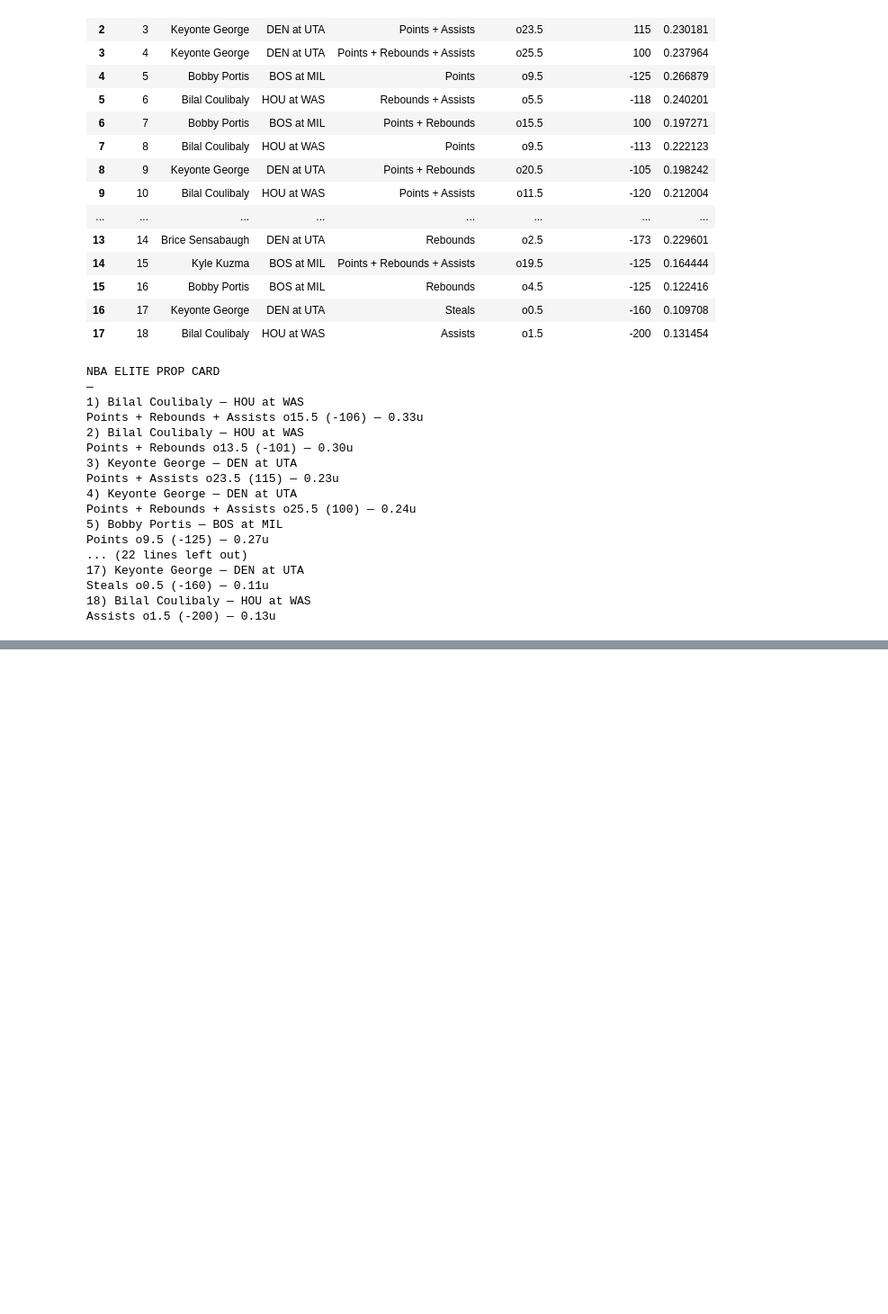
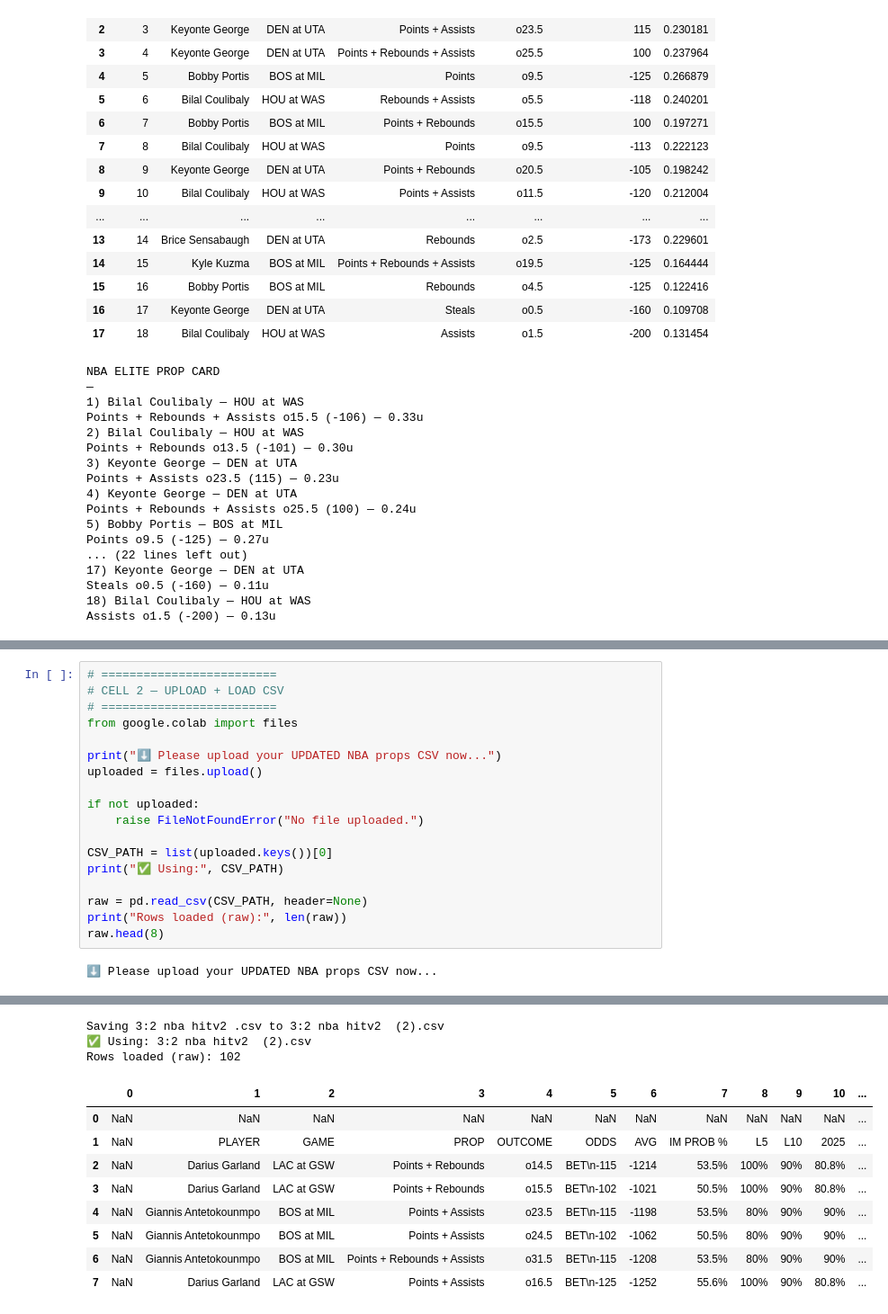
Before and after one commit to dchav12/New-stable-, a Jupyter notebook: NBA_Prop_Hit_Sheet.ipynb, the cells around one changed output, grey strips where cells are left out. Shown at 90% size. Drawn from its saved outputs; the diff is of its cells as text; blank space fills up the shorter version.

```diff
--- a/NBA_Prop_Hit_Sheet.ipynb
+++ b/NBA_Prop_Hit_Sheet.ipynb
@@ -3858,0 +4540,20 @@ Assists o1.5 (-200) — 0.13u
+# %%
+# =========================
+# CELL 2 — UPLOAD + LOAD CSV
+# =========================
+from google.colab import files
+
+print("⬇️ Please upload your UPDATED NBA props CSV now...")
+uploaded = files.upload()
+
+if not uploaded:
+    raise FileNotFoundError("No file uploaded.")
+
+CSV_PATH = list(uploaded.keys())[0]
+print("✅ Using:", CSV_PATH)
+
+raw = pd.read_csv(CSV_PATH, header=None)
+print("Rows loaded (raw):", len(raw))
+raw.head(8)
+# %% [output]
+⬇️ Please upload your UPDATED NBA props CSV now...
@@ -3858,0 +4561,12 @@ Assists o1.5 (-200) — 0.13u
+Saving 3:2 nba hitv2 .csv to 3:2 nba hitv2  (2).csv
+✅ Using: 3:2 nba hitv2  (2).csv
+Rows loaded (raw): 102
+|  | 0 | 1 | 2 | 3 | 4 | 5 | 6 | 7 | 8 | 9 | 10 | ... |
+| 0 | NaN | NaN | NaN | NaN | NaN | NaN | NaN | NaN | NaN | NaN | NaN | ... |
+| 1 | NaN | PLAYER | GAME | PROP | OUTCOME | ODDS | AVG | IM PROB % | L5 | L10 | 2025 | ... |
+| 2 | NaN | Darius Garland | LAC at GSW | Points + Rebounds | o14.5 | BET\n-115 | -1214 | 53.5% | 100% | 90% | 80.8% | ... |
+| 3 | NaN | Darius Garland | LAC at GSW | Points + Rebounds | o15.5 | BET\n-102 | -1021 | 50.5% | 100% | 90% | 80.8% | ... |
+| 4 | NaN | Giannis Antetokounmpo | BOS at MIL | Points + Assists | o23.5 | BET\n-115 | -1198 | 53.5% | 80% | 90% | 90% | ... |
+| 5 | NaN | Giannis Antetokounmpo | BOS at MIL | Points + Assists | o24.5 | BET\n-102 | -1062 | 50.5% | 80% | 90% | 90% | ... |
+| 6 | NaN | Giannis Antetokounmpo | BOS at MIL | Points + Rebounds + Assists | o31.5 | BET\n-115 | -1208 | 53.5% | 80% | 90% | 90% | ... |
+| 7 | NaN | Darius Garland | LAC at GSW | Points + Assists | o16.5 | BET\n-125 | -1252 | 55.6% | 100% | 90% | 80.8% | ... |
```
Also changed, not shown: parts of 40 cells of this notebook.
